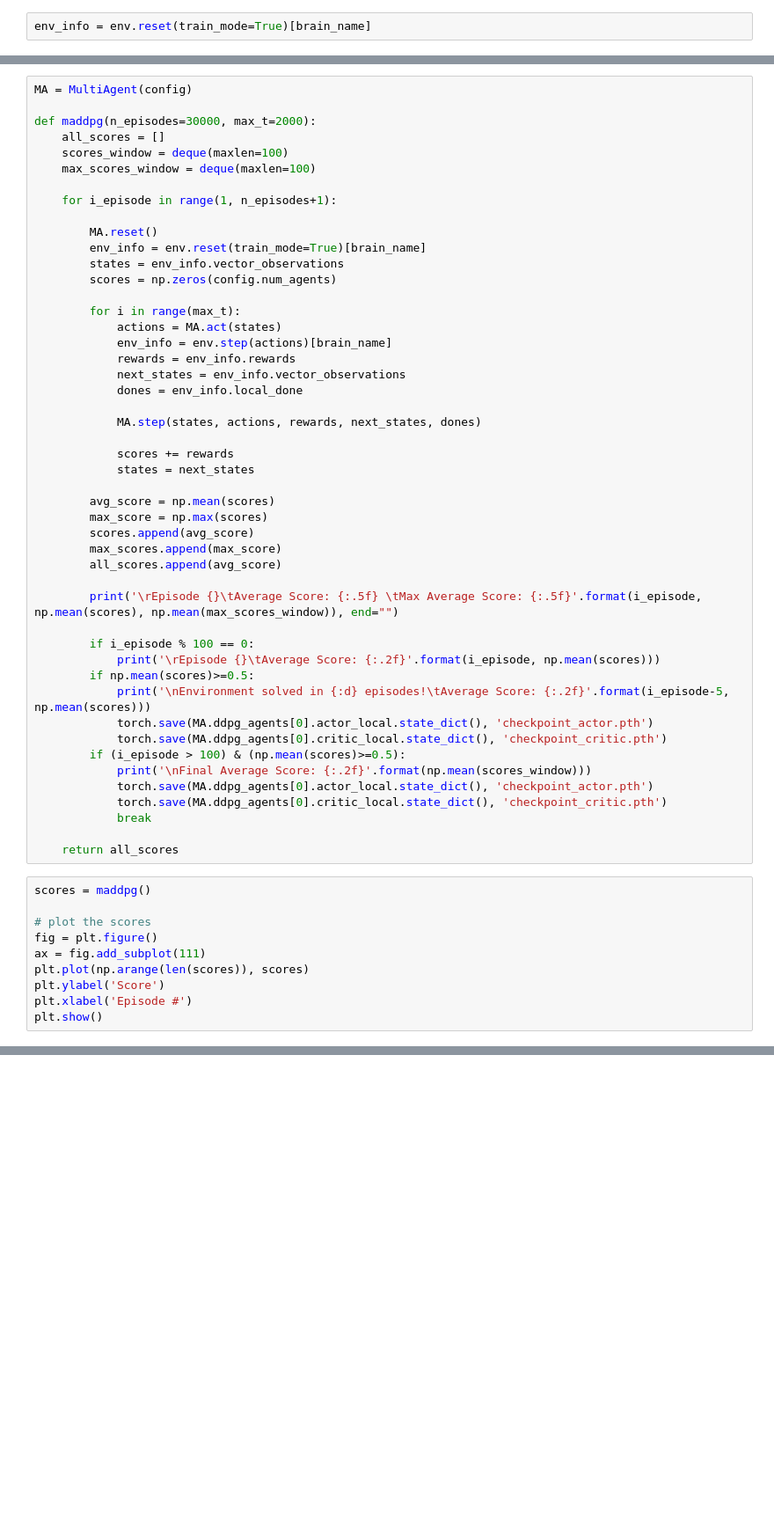
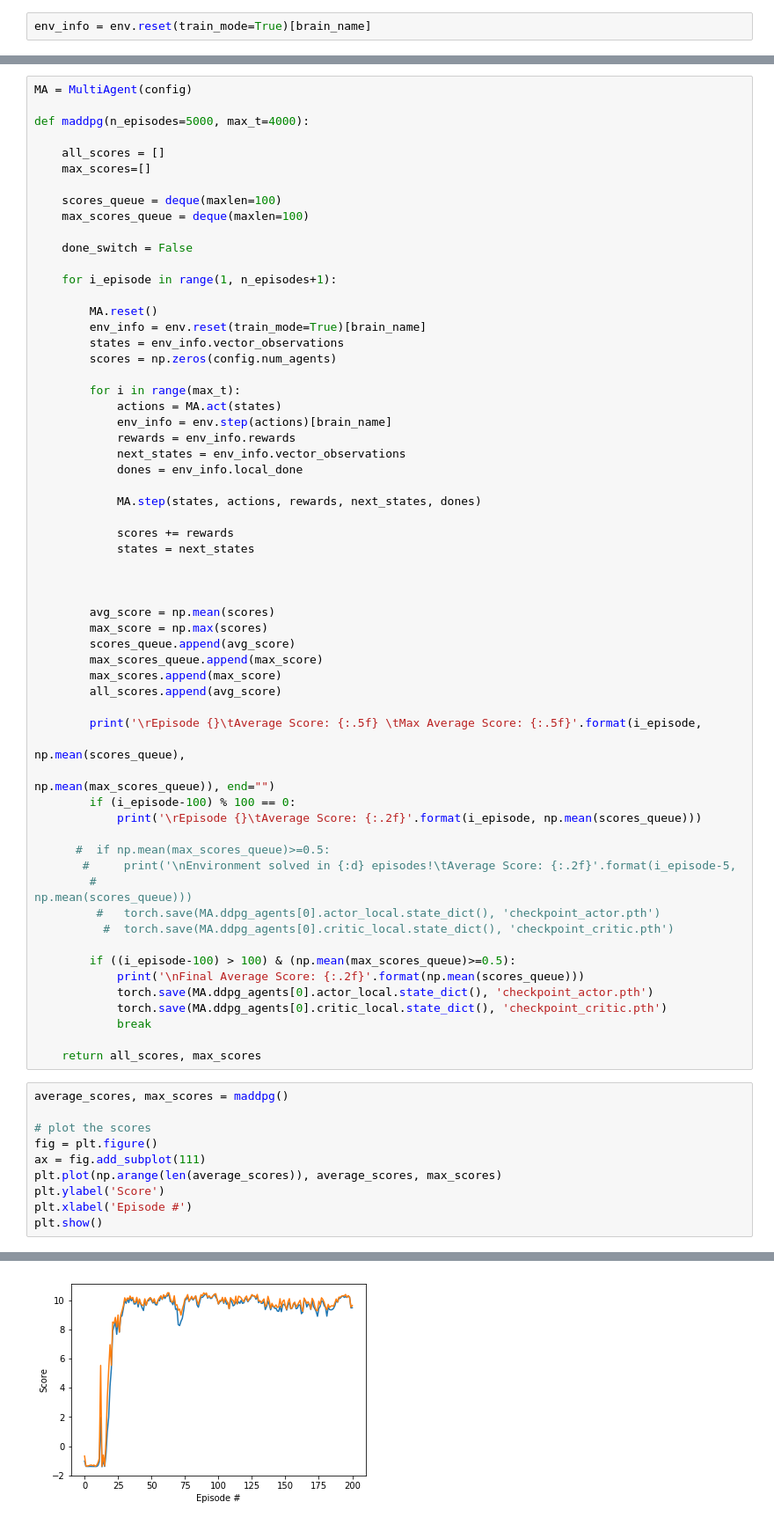
Before and after one commit to kaixids/Multi_Agent-Continuous_Control, a Jupyter notebook: tennis.ipynb, the cells around one changed output, grey strips where cells are left out. Shown at 88% size. Drawn from its saved outputs; the diff is of its cells as text; blank space fills up the shorter version.

```diff
--- a/tennis.ipynb
+++ b/tennis.ipynb
@@ -64,10 +64,15 @@ config.critic_optimizer_fn = lambda params: torch.optim.Adam(params, lr=config.c
 # %%
 MA = MultiAgent(config)
 
-def maddpg(n_episodes=30000, max_t=2000):
+def maddpg(n_episodes=5000, max_t=4000):
+
     all_scores = []
-    scores_window = deque(maxlen=100)
-    max_scores_window = deque(maxlen=100)
+    max_scores=[]
+
+    scores_queue = deque(maxlen=100)
+    max_scores_queue = deque(maxlen=100)
+
+    done_switch = False
 
     for i_episode in range(1, n_episodes+1):
 
@@ -88,34 +93,41 @@ def maddpg(n_episodes=30000, max_t=2000):
             scores += rewards
             states = next_states
 
+
+
         avg_score = np.mean(scores)
         max_score = np.max(scores)
-        scores.append(avg_score)
+        scores_queue.append(avg_score)
+        max_scores_queue.append(max_score)
         max_scores.append(max_score)
         all_scores.append(avg_score)
 
-        print('\rEpisode {}\tAverage Score: {:.5f} \tMax Average Score: {:.5f}'.format(i_episode, np.mean(scores), np.mean(max_scores_window)), end="")
+        print('\rEpisode {}\tAverage Score: {:.5f} \tMax Average Score: {:.5f}'.format(i_episode,
+                                                                                       np.mean(scores_queue),
+                                                                                       np.mean(max_scores_queue)), end="")
+        if (i_episode-100) % 100 == 0:
+            print('\rEpisode {}\tAverage Score: {:.2f}'.format(i_episode, np.mean(scores_queue)))
 
-        if i_episode % 100 == 0:
-            print('\rEpisode {}\tAverage Score: {:.2f}'.format(i_episode, np.mean(scores)))
-        if np.mean(scores)>=0.5:
-            print('\nEnvironment solved in {:d} episodes!\tAverage Score: {:.2f}'.format(i_episode-5, np.mean(scores)))
-            torch.save(MA.ddpg_agents[0].actor_local.state_dict(), 'checkpoint_actor.pth')
-            torch.save(MA.ddpg_agents[0].critic_local.state_dict(), 'checkpoint_critic.pth')
-        if (i_episode > 100) & (np.mean(scores)>=0.5):
-            print('\nFinal Average Score: {:.2f}'.format(np.mean(scores_window)))
+      #  if np.mean(max_scores_queue)>=0.5:
+       #     print('\nEnvironment solved in {:d} episodes!\tAverage Score: {:.2f}'.format(i_episode-5,
+        #                                                                                 np.mean(scores_queue)))
+         #   torch.save(MA.ddpg_agents[0].actor_local.state_dict(), 'checkpoint_actor.pth')
+          #  torch.save(MA.ddpg_agents[0].critic_local.state_dict(), 'checkpoint_critic.pth')
+
+        if ((i_episode-100) > 100) & (np.mean(max_scores_queue)>=0.5):
+            print('\nFinal Average Score: {:.2f}'.format(np.mean(scores_queue)))
             torch.save(MA.ddpg_agents[0].actor_local.state_dict(), 'checkpoint_actor.pth')
             torch.save(MA.ddpg_agents[0].critic_local.state_dict(), 'checkpoint_critic.pth')
             break
 
-    return all_scores
+    return all_scores, max_scores
 # %%
-scores = maddpg()
+average_scores, max_scores = maddpg()
 
 # plot the scores
 fig = plt.figure()
 ax = fig.add_subplot(111)
-plt.plot(np.arange(len(scores)), scores)
+plt.plot(np.arange(len(average_scores)), average_scores, max_scores)
 plt.ylabel('Score')
 plt.xlabel('Episode #')
 plt.show()
@@ -123,0 +139 @@ AttributeError: 'numpy.ndarray' object has no attribute 'append'
+[figure, added]
```
Also changed, not shown: parts of 4 cells of this notebook, 1 other file.
